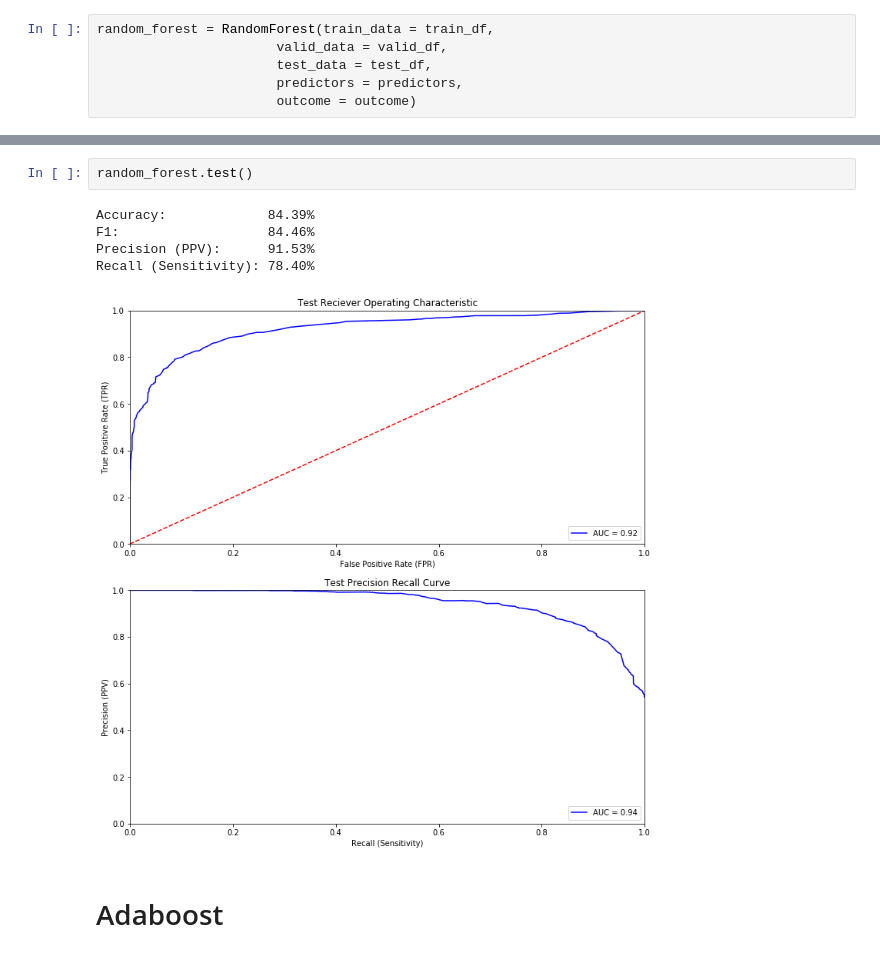
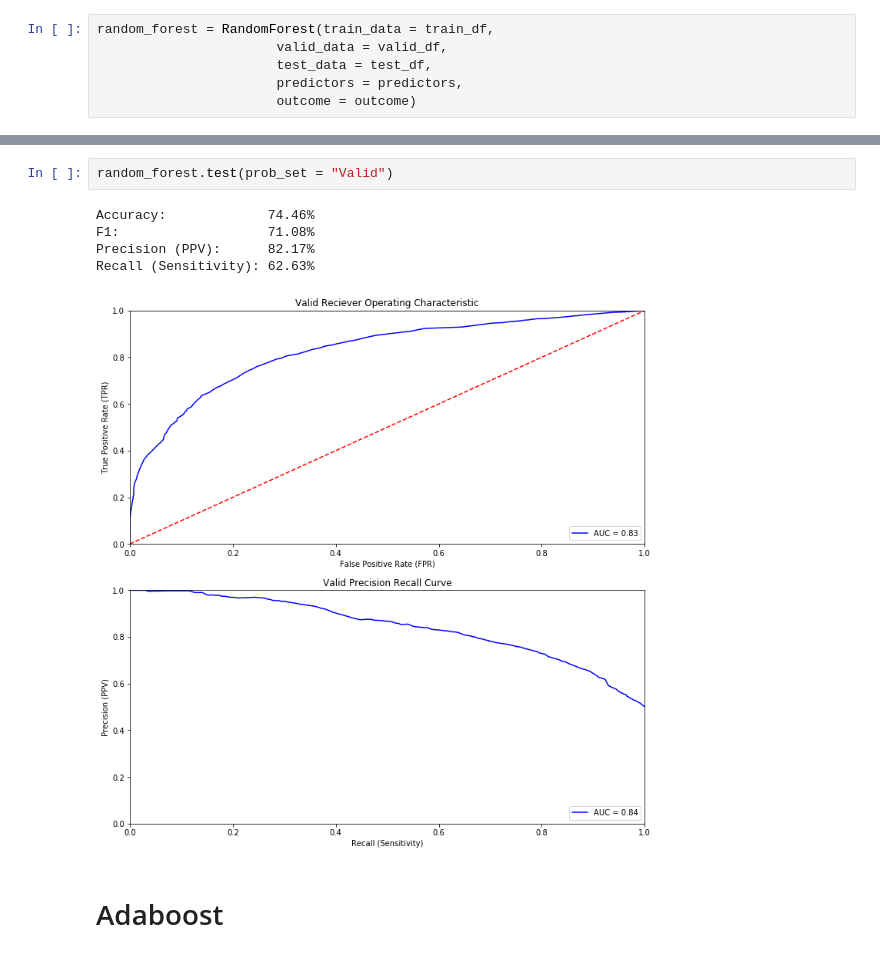
Before and after one commit to fredmell/CS229Project, a Jupyter notebook: python/Initial_Modeling.ipynb, the cells around one changed output, grey strips where cells are left out. Saved outputs shown, nothing was run; the diff lists cells and outputs as text.

```diff
--- a/python/Initial_Modeling.ipynb
+++ b/python/Initial_Modeling.ipynb
@@ -166,11 +166,11 @@ Time to train: 16.81
 # %%
-random_forest.test()
+random_forest.test(prob_set = "Valid")
 # %% [output]
-Accuracy:             84.39%
-F1:                   84.46%
-Precision (PPV):      91.53%
-Recall (Sensitivity): 78.40%
+Accuracy:             74.46%
+F1:                   71.08%
+Precision (PPV):      82.17%
+Recall (Sensitivity): 62.63%
-[figure, old version]
+[figure, new version]
 # %% [markdown]
 # Adaboost
 # %%
```
Also changed, not shown: parts of 7 cells of this notebook.
